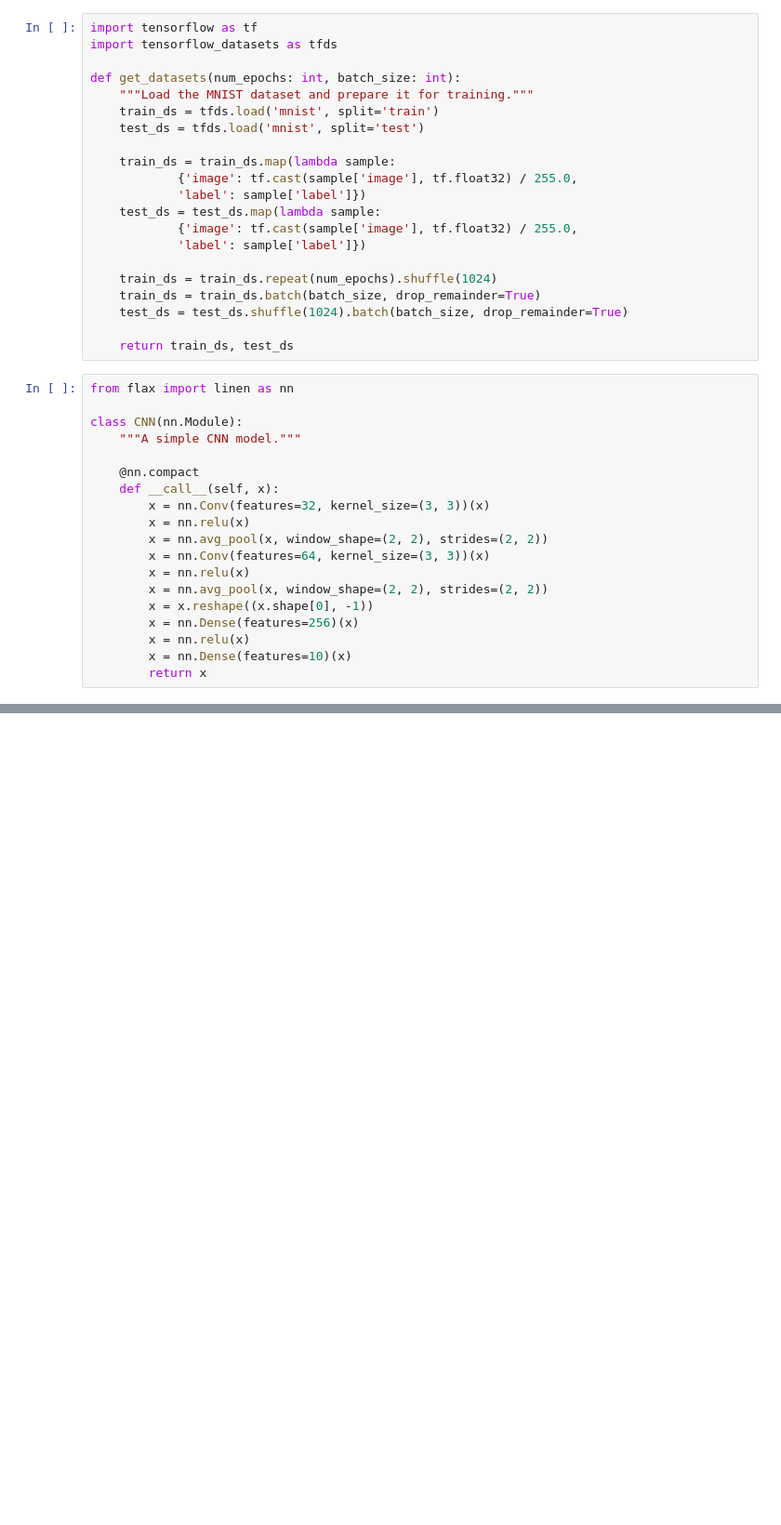
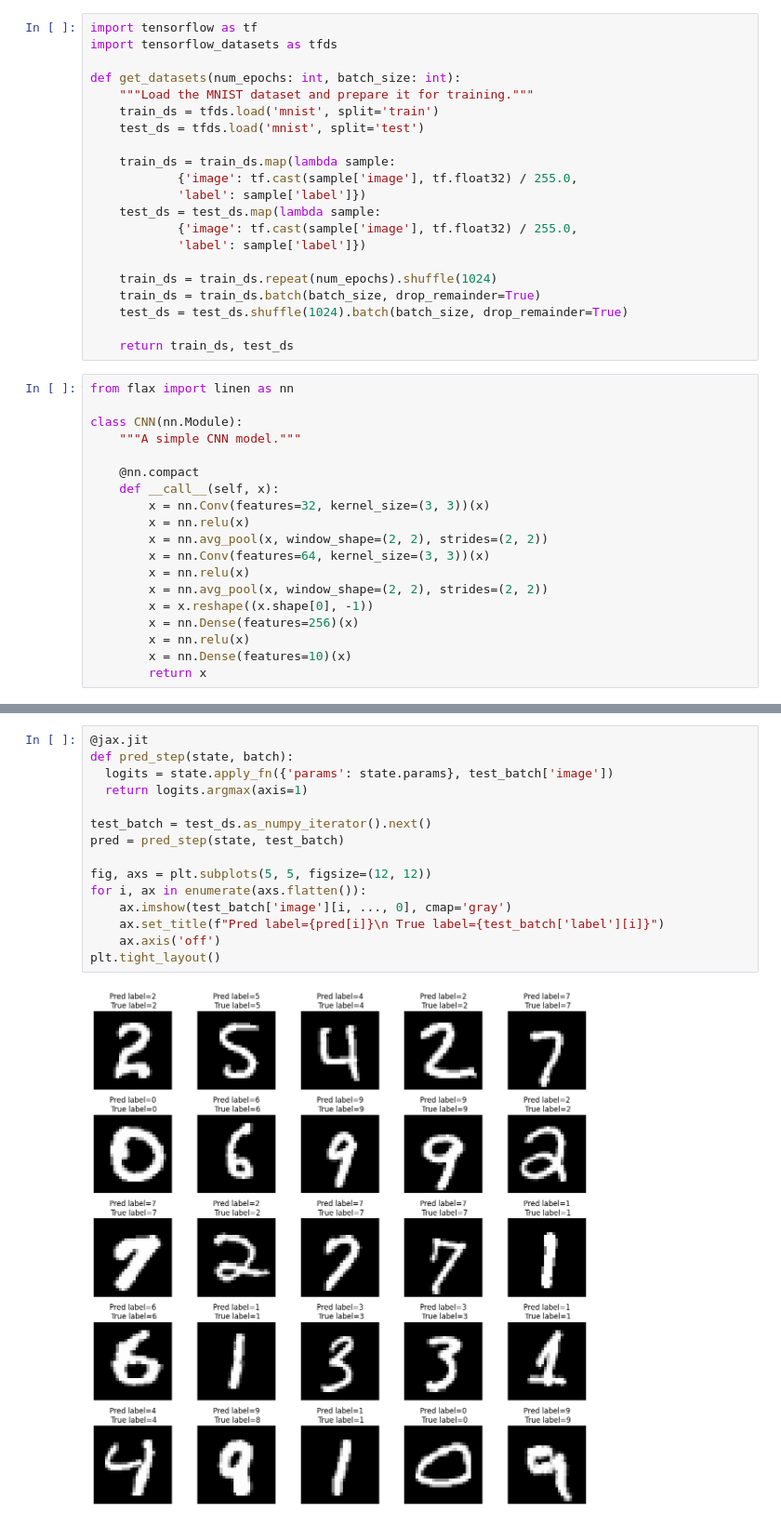
Before and after one commit to htjb/flax-tutorials, a Jupyter notebook: tutorial.ipynb, the cells around one changed output, grey strips where cells are left out. Shown at 93% size. Drawn from its saved outputs; the diff is of its cells as text; blank space fills up the shorter version.

```diff
--- a/tutorial.ipynb
+++ b/tutorial.ipynb
@@ -40,0 +203,17 @@ class CNN(nn.Module):
+# %%
+@jax.jit
+def pred_step(state, batch):
+  logits = state.apply_fn({'params': state.params}, test_batch['image'])
+  return logits.argmax(axis=1)
+
+test_batch = test_ds.as_numpy_iterator().next()
+pred = pred_step(state, test_batch)
+
+fig, axs = plt.subplots(5, 5, figsize=(12, 12))
+for i, ax in enumerate(axs.flatten()):
+    ax.imshow(test_batch['image'][i, ..., 0], cmap='gray')
+    ax.set_title(f"Pred label={pred[i]}\n True label={test_batch['label'][i]}")
+    ax.axis('off')
+plt.tight_layout()
+# %% [output]
+[figure, added]
```
Also changed, not shown: parts of 13 cells of this notebook.
